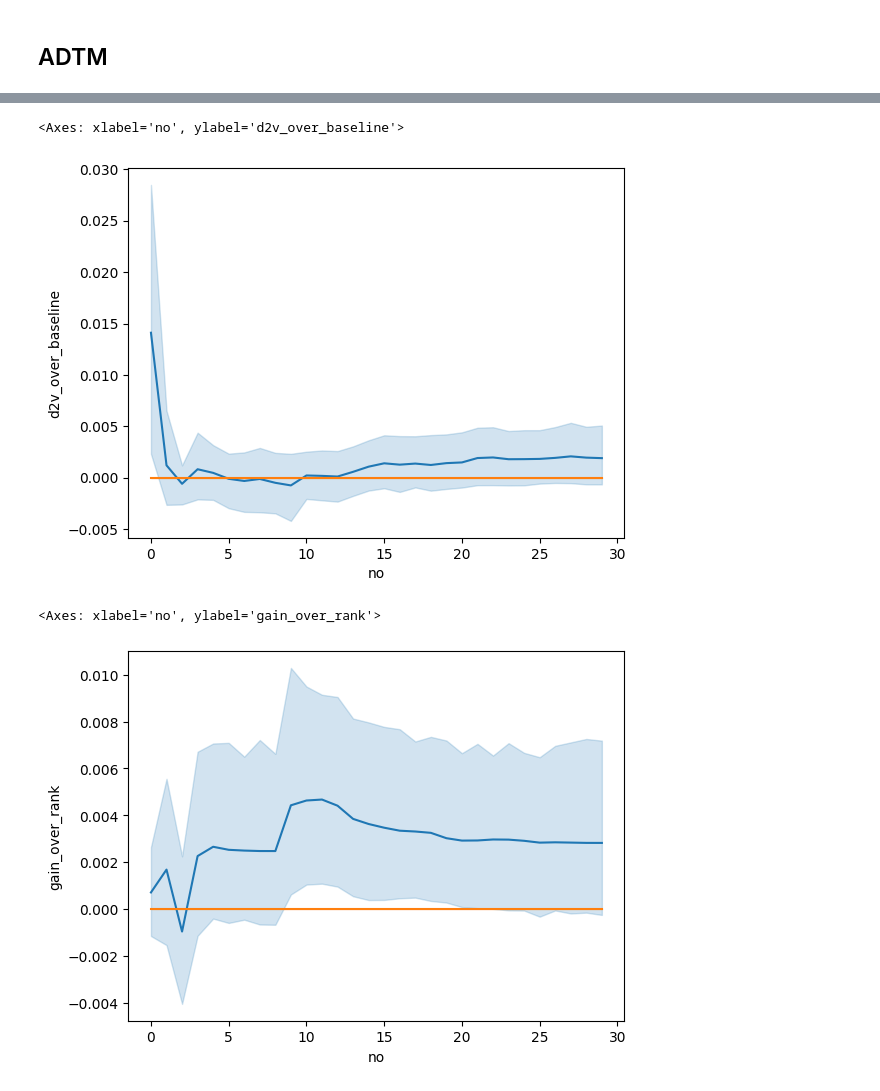
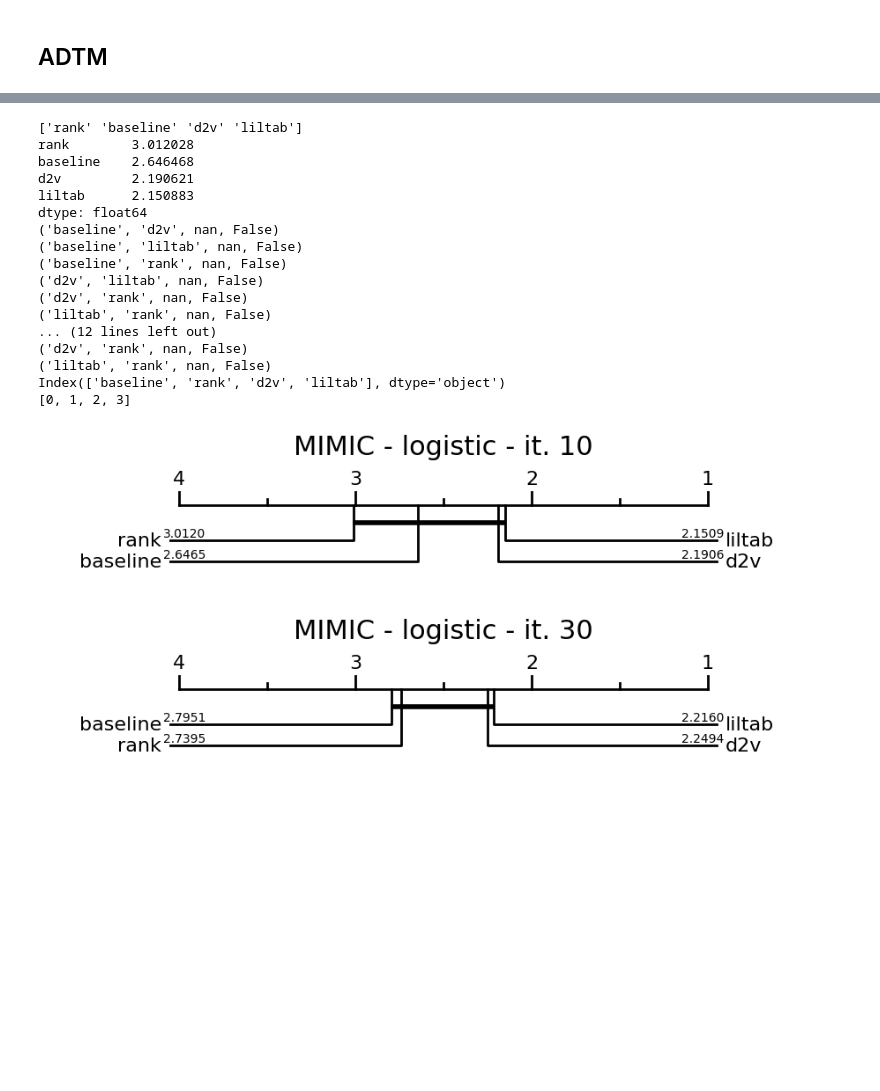
Before and after one commit to azoz01/rethinking_encoder_warmstart, a Jupyter notebook: analyze_mimic.ipynb, the cells around one changed output, grey strips where cells are left out. Cells and saved outputs as stored; diff of their text form; code cells hidden in the pictures; blank space fills up the shorter version.

```diff
--- a/analyze_mimic.ipynb
+++ b/analyze_mimic.ipynb
@@ -231,12 +175,43 @@ Text(0.5, 1.0, 'Avg roc auc gain of d2v over rank.')
-# %%
-sns.lineplot(df_pivot, x="no", y="d2v_over_baseline")
-sns.lineplot(df_pivot, x='no', y='technical')
-# %% [output]
-<Axes: xlabel='no', ylabel='d2v_over_baseline'>
-[figure, removed]
-# %%
-sns.lineplot(df_pivot, x="no", y="gain_over_rank")
-sns.lineplot(df_pivot, x="no", y="technical")
-# %% [output]
-<Axes: xlabel='no', ylabel='gain_over_rank'>
-[figure, removed]
+# %%
+models = ["logistic"]
+iterations = [9, 29]
+for model in models:
+    for it in iterations:
+        df_to_cd = (
+            df_with_min_max.loc[(df_with_min_max.no == it) & (df_with_min_max.model == model)]
+            .rename(
+                columns={
+                    "method": "classifier_name",
+                    "name": "dataset_name",
+                    "max_minus_score": "accuracy",
+                }
+            )[["classifier_name", "dataset_name", "accuracy"]]
+            .reset_index(drop=True)
+        )
+        df_to_cd["accuracy"] = 1 - df_to_cd["accuracy"]
+        draw_cd_diagram(
+            f"results/warmstart_plots/mimic_{model}_{it + 1}.png",
+            df_perf=df_to_cd,
+            title=f"MIMIC - {model} - it. {it + 1}",
+            labels=True,
+        )
+# %% [output]
+['rank' 'baseline' 'd2v' 'liltab']
+rank        3.012028
+baseline    2.646468
+d2v         2.190621
+liltab      2.150883
+dtype: float64
+('baseline', 'd2v', nan, False)
+('baseline', 'liltab', nan, False)
+('baseline', 'rank', nan, False)
+('d2v', 'liltab', nan, False)
+('d2v', 'rank', nan, False)
+('liltab', 'rank', nan, False)
+... (12 lines left out)
+('d2v', 'rank', nan, False)
+('liltab', 'rank', nan, False)
+Index(['baseline', 'rank', 'd2v', 'liltab'], dtype='object')
+[0, 1, 2, 3]
+[figure, added]
+[figure, added]
```
Also changed, not shown: parts of 26 cells of this notebook, 10 other files.
